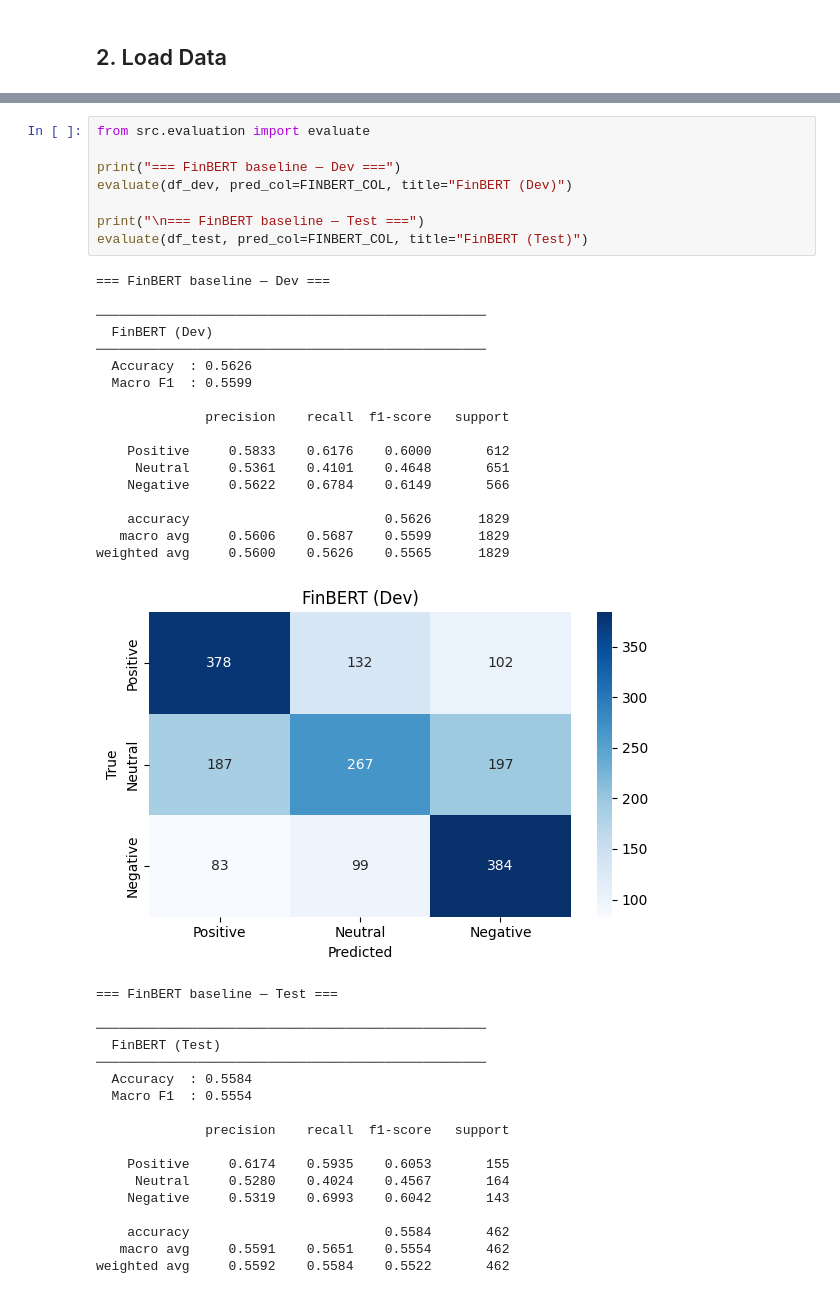
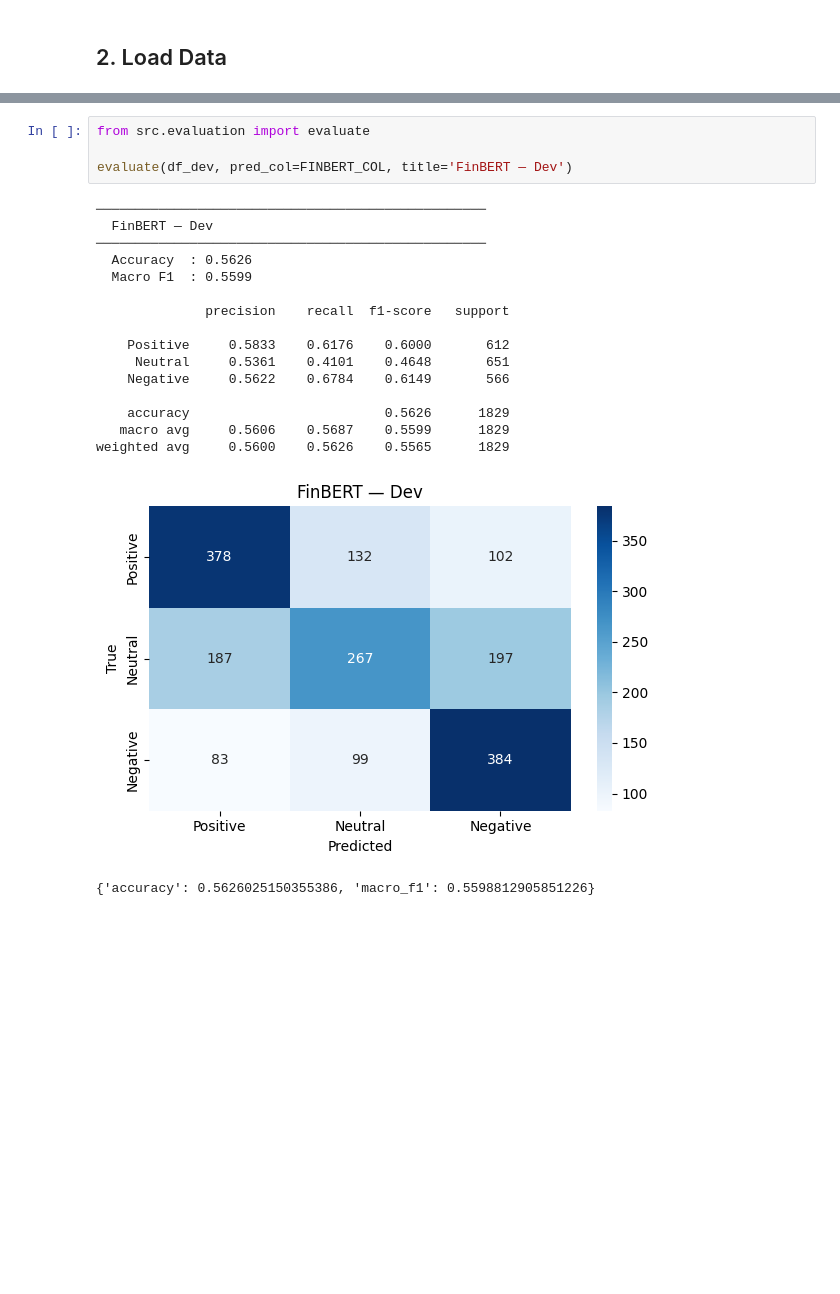
Before and after one commit to longkvy/mura-finance, a Jupyter notebook: pipeline/pipeline.ipynb, the cells around one changed output, grey strips where cells are left out. Saved outputs shown, nothing was run; the diff lists cells and outputs as text; blank space fills up the shorter version.

```diff
--- a/pipeline/pipeline.ipynb
+++ b/pipeline/pipeline.ipynb
@@ -113,44 +100,22 @@ Dev  : 1,829 rows   |   Test : 462 rows
 # %%
 from src.evaluation import evaluate
 
-print("=== FinBERT baseline — Dev ===")
-evaluate(df_dev, pred_col=FINBERT_COL, title="FinBERT (Dev)")
-
-print("\n=== FinBERT baseline — Test ===")
-evaluate(df_test, pred_col=FINBERT_COL, title="FinBERT (Test)")
+evaluate(df_dev, pred_col=FINBERT_COL, title='FinBERT — Dev')
 # %% [output]
-=== FinBERT baseline — Dev ===
-
 ──────────────────────────────────────────────────
-  FinBERT (Dev)
+  FinBERT — Dev
 ──────────────────────────────────────────────────
   Accuracy  : 0.5626
   Macro F1  : 0.5599
 
               precision    recall  f1-score   support
 
     Positive     0.5833    0.6176    0.6000       612
      Neutral     0.5361    0.4101    0.4648       651
     Negative     0.5622    0.6784    0.6149       566
 
     accuracy                         0.5626      1829
    macro avg     0.5606    0.5687    0.5599      1829
 weighted avg     0.5600    0.5626    0.5565      1829
-[figure, old version]
+[figure, new version]
-=== FinBERT baseline — Test ===
-
-──────────────────────────────────────────────────
-  FinBERT (Test)
-──────────────────────────────────────────────────
-  Accuracy  : 0.5584
-  Macro F1  : 0.5554
-
-              precision    recall  f1-score   support
-
-    Positive     0.6174    0.5935    0.6053       155
-     Neutral     0.5280    0.4024    0.4567       164
-    Negative     0.5319    0.6993    0.6042       143
-
-    accuracy                         0.5584       462
-   macro avg     0.5591    0.5651    0.5554       462
-weighted avg     0.5592    0.5584    0.5522       462
+{'accuracy': 0.5626025150355386, 'macro_f1': 0.5598812905851226}
```
Also changed, not shown: parts of 30 cells of this notebook, 6 other files.
